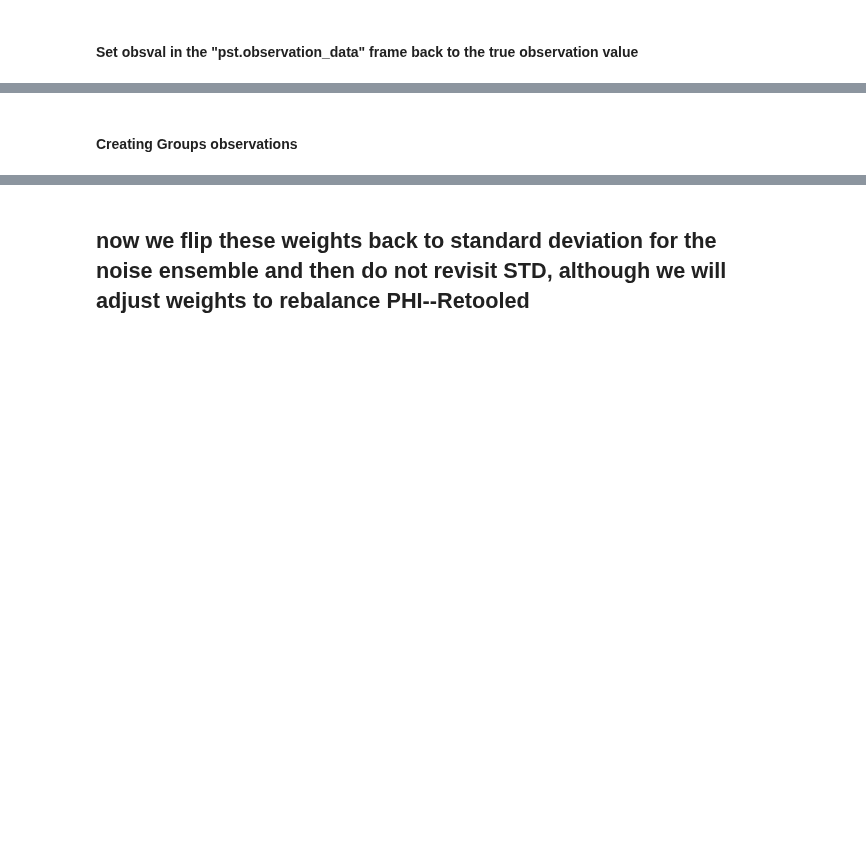
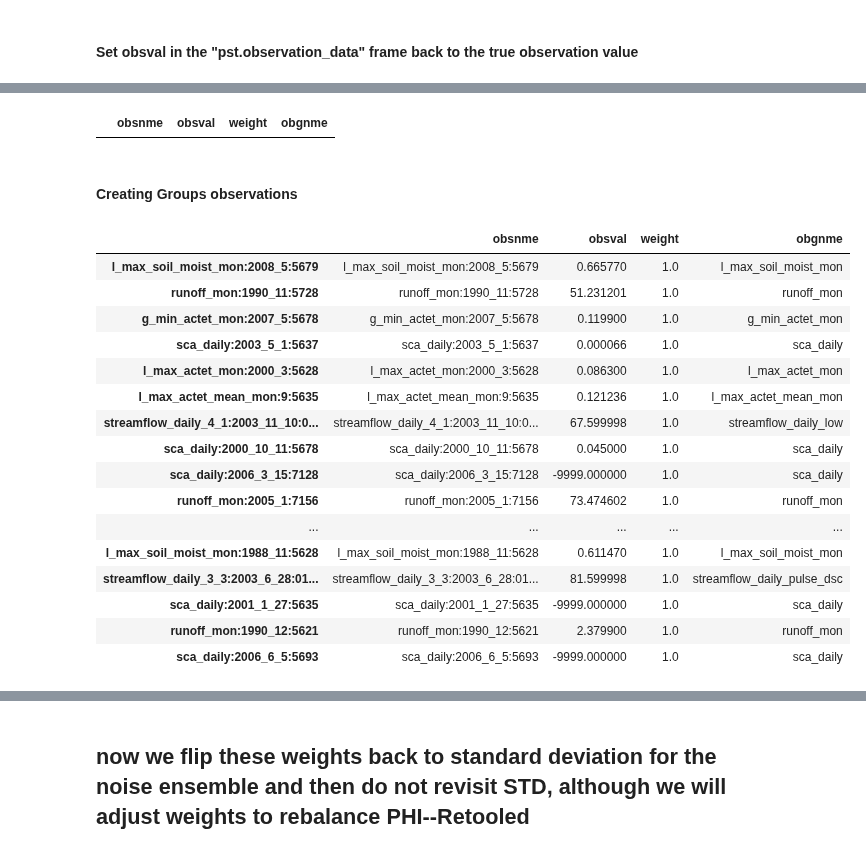
Before and after one commit to ahaj/nhm_pestpp_20240510, a Jupyter notebook: notebooks/set_up_PEST++.ipynb, the cells around one changed output, grey strips where cells are left out. Saved outputs shown, nothing was run; the diff lists cells and outputs as text; code cells hidden in the pictures; blank space fills up the shorter version.

```diff
--- a/notebooks/set_up_PEST++.ipynb
+++ b/notebooks/set_up_PEST++.ipynb
@@ -32,7 +32,7 @@ def write_to_json_tpl(dims, pars, json_filename):
 # %% [markdown]
 ## We will be running on each cutout eventually, but start with one
 # %%
-wkdir = pl('../NHM_extractions/20230110_pois_haj/14015000/')
+wkdir = pl('../NHM_extractions/20230110_pois_haj/01473000/')
 # %% [markdown]
 ## Read in the oldskool parameter file as nested dictionaries, a.k.a. a Json-style file. This file would need to be written as a .txt file like the original myparam.param, unless Joe changes the pyWatershed code to read in the json-style file instead. Check with Mike/Joe.
 ## Eddie and Andy changed the path for this read to the "starting values" that Parker gave us for each extraction.
@@ -303,38 +472,69 @@ obs
 # %%
 obs.loc[obs.obsnme =='actet_mon:2000_1:5621',:] # Check for change
+# %% [output]
+|  | obsnme | obsval | weight | obgnme |
 # %% [markdown]
 #### Creating Groups observations
 # %%
-obs.loc[obs.obsnme.str.startswith('actet_mon'),'obgnme'] = 'actet_mon'
-obs.loc[obs.obsnme.str.startswith('actet_mean_mon'),'obgnme'] = 'actet_mean_mon'
-obs.loc[obs.obsnme.str.startswith('recharge_ann'),'obgnme'] = 'recharge_ann'
-obs.loc[obs.obsnme.str.startswith('soil_moist_mon'),'obgnme'] = 'soil_moist_mon'
-obs.loc[obs.obsnme.str.startswith('soil_moist_ann'),'obgnme'] = 'soil_moist_ann'
+obs.loc[obs.obsnme.str.startswith('l_max_actet_mon'),'obgnme'] = 'l_max_actet_mon'
+obs.loc[obs.obsnme.str.startswith('g_min_actet_mon'),'obgnme'] = 'g_min_actet_mon'
+
+obs.loc[obs.obsnme.str.startswith('l_max_actet_mean_mon'),'obgnme'] = 'l_max_actet_mean_mon'
+obs.loc[obs.obsnme.str.startswith('g_min_actet_mean_mon'),'obgnme'] = 'g_min_actet_mean_mon'
+
+obs.loc[obs.obsnme.str.startswith('l_max_recharge_ann'),'obgnme'] = 'l_max_recharge_ann'
+obs.loc[obs.obsnme.str.startswith('g_min_recharge_ann'),'obgnme'] = 'g_min_recharge_ann'
+
+obs.loc[obs.obsnme.str.startswith('l_max_soil_moist_mon'),'obgnme'] = 'l_max_soil_moist_mon'
+obs.loc[obs.obsnme.str.startswith('g_min_soil_moist_mon'),'obgnme'] = 'g_min_soil_moist_mon'
+
+obs.loc[obs.obsnme.str.startswith('l_max_soil_moist_ann'),'obgnme'] = 'l_max_soil_moist_ann'
+obs.loc[obs.obsnme.str.startswith('g_min_soil_moist_ann'),'obgnme'] = 'g_min_soil_moist_ann'
+
+
 obs.loc[obs.obsnme.str.startswith('runoff_mon'),'obgnme'] = 'runoff_mon'
 obs.loc[obs.obsnme.str.startswith('sca_daily'),'obgnme'] = 'sca_daily'
 #obs.loc[obs.obsnme.str.startswith('streamflow_daily'),'obgnme'] = 'streamflow_daily'
 
 # Create EFC Groups for daily streamflows
 # streamflow_daily is followed by a suffix: "efc"_"high_low" integers
 # efc [1, 2, 3, 4, 5] are ['Large flood', 'Small flood', 'High flow pulse', 'Low flow', 'Extreme low flow']
 # high_low [1, 2, 3] are ['Low flow', 'Ascending limb', 'Descending limb']
 # Pest++ group names were written with flows in mind.
 
 obs.loc[obs.obsnme.str.startswith('streamflow_daily_1_2'),'obgnme'] = 'streamflow_daily_large_asc'
 obs.loc[obs.obsnme.str.startswith('streamflow_daily_1_3'),'obgnme'] = 'streamflow_daily_large_dsc'
 obs.loc[obs.obsnme.str.startswith('streamflow_daily_2_2'),'obgnme'] = 'streamflow_daily_small_asc'
 obs.loc[obs.obsnme.str.startswith('streamflow_daily_2_3'),'obgnme'] = 'streamflow_daily_small_dsc'
 obs.loc[obs.obsnme.str.startswith('streamflow_daily_3_2'),'obgnme'] = 'streamflow_daily_pulse_asc'
 obs.loc[obs.obsnme.str.startswith('streamflow_daily_3_3'),'obgnme'] = 'streamflow_daily_pulse_dsc'
 obs.loc[obs.obsnme.str.startswith('streamflow_daily_4_1'),'obgnme'] = 'streamflow_daily_low'
 obs.loc[obs.obsnme.str.startswith('streamflow_daily_5_1'),'obgnme'] = 'streamflow_daily_exlow'
 
 #Special group for no flow
 obs.loc[obs.obsnme.str.startswith('streamflow_daily_-9999_-9999'),'obgnme'] = 'streamflow_nodata'
 obs.loc[(obs.obsnme.str.startswith('streamflow_daily')) &
       (obs.obsval==-9999), 'obgnme'] = 'streamflow_nodata'
 obs.loc[obs.obsnme.str.startswith('streamflow_mon'),'obgnme'] = 'streamflow_mon'
 obs.loc[obs.obsnme.str.startswith('streamflow_mean_mon'),'obgnme'] = 'streamflow_mean_mon'
 obs.sample(30)
+# %% [output]
+|  | obsnme | obsval | weight | obgnme |
+| l_max_soil_moist_mon:2008_5:5679 | l_max_soil_moist_mon:2008_5:5679 | 0.665770 | 1.0 | l_max_soil_moist_mon |
+| runoff_mon:1990_11:5728 | runoff_mon:1990_11:5728 | 51.231201 | 1.0 | runoff_mon |
+| g_min_actet_mon:2007_5:5678 | g_min_actet_mon:2007_5:5678 | 0.119900 | 1.0 | g_min_actet_mon |
+| sca_daily:2003_5_1:5637 | sca_daily:2003_5_1:5637 | 0.000066 | 1.0 | sca_daily |
+| l_max_actet_mon:2000_3:5628 | l_max_actet_mon:2000_3:5628 | 0.086300 | 1.0 | l_max_actet_mon |
+| l_max_actet_mean_mon:9:5635 | l_max_actet_mean_mon:9:5635 | 0.121236 | 1.0 | l_max_actet_mean_mon |
+| streamflow_daily_4_1:2003_11_10:0... | streamflow_daily_4_1:2003_11_10:0... | 67.599998 | 1.0 | streamflow_daily_low |
+| sca_daily:2000_10_11:5678 | sca_daily:2000_10_11:5678 | 0.045000 | 1.0 | sca_daily |
+| sca_daily:2006_3_15:7128 | sca_daily:2006_3_15:7128 | -9999.000000 | 1.0 | sca_daily |
+| runoff_mon:2005_1:7156 | runoff_mon:2005_1:7156 | 73.474602 | 1.0 | runoff_mon |
+| ... | ... | ... | ... | ... |
+| l_max_soil_moist_mon:1988_11:5628 | l_max_soil_moist_mon:1988_11:5628 | 0.611470 | 1.0 | l_max_soil_moist_mon |
+| streamflow_daily_3_3:2003_6_28:01... | streamflow_daily_3_3:2003_6_28:01... | 81.599998 | 1.0 | streamflow_daily_pulse_dsc |
+| sca_daily:2001_1_27:5635 | sca_daily:2001_1_27:5635 | -9999.000000 | 1.0 | sca_daily |
+| runoff_mon:1990_12:5621 | runoff_mon:1990_12:5621 | 2.379900 | 1.0 | runoff_mon |
+| sca_daily:2006_6_5:5693 | sca_daily:2006_6_5:5693 | -9999.000000 | 1.0 | sca_daily |
 # %%
 obs['obgnme'].unique()
```
Also changed, not shown: parts of 32 cells of this notebook, 23 other files.
